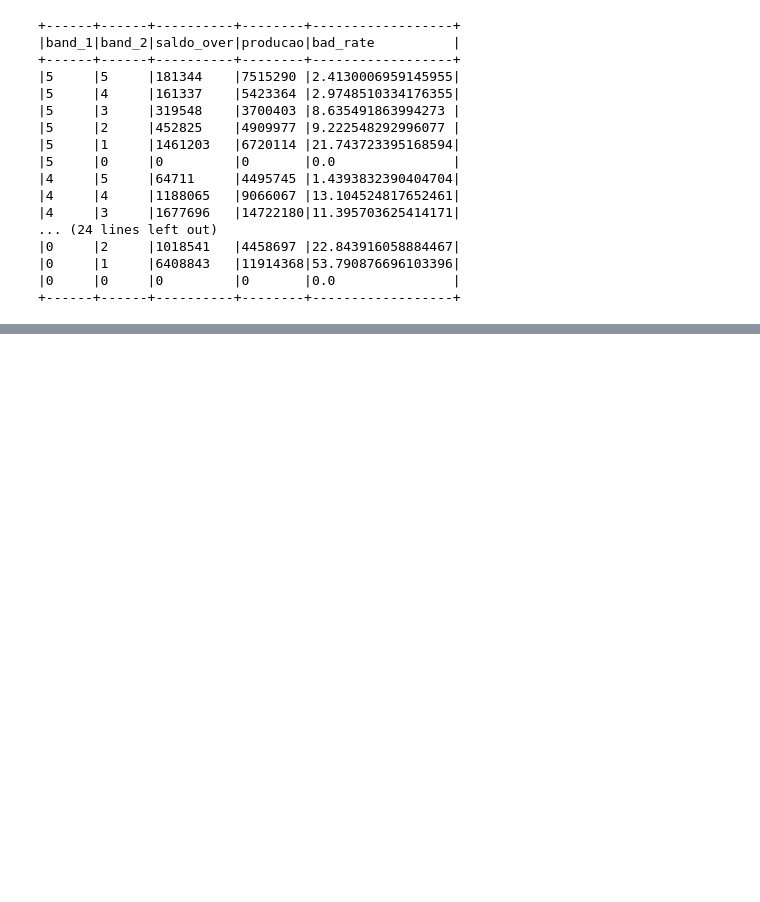
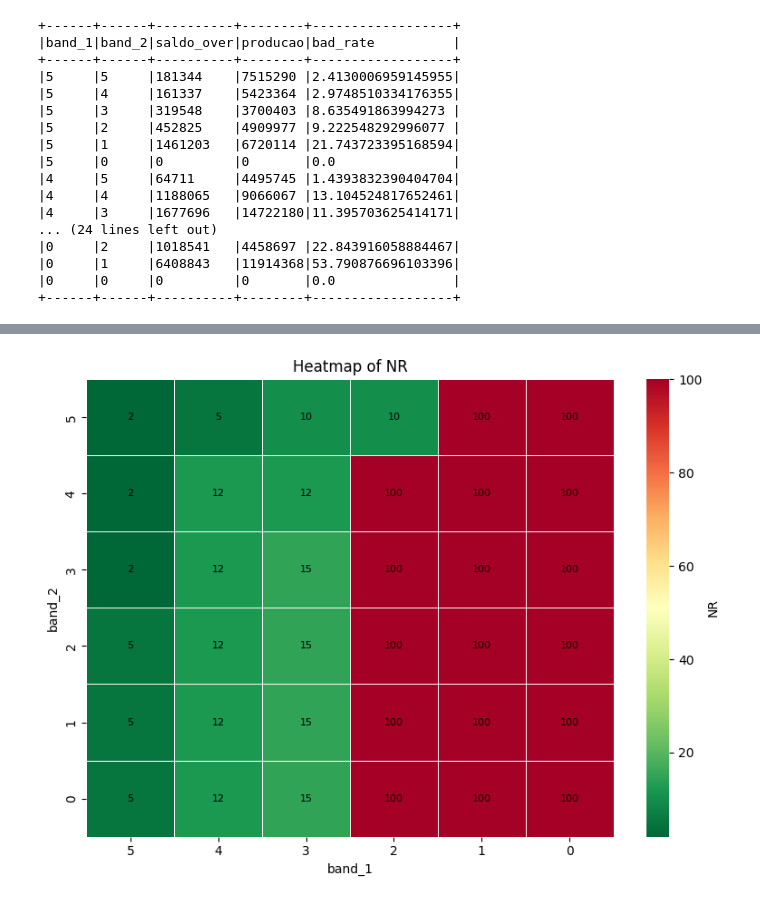
Before and after one commit to ebprado/Bayesian-clustering, a Jupyter notebook: NR_ajustado.ipynb, the cells around one changed output, grey strips where cells are left out. Cells and saved outputs as stored; diff of their text form; code cells hidden in the pictures; blank space fills up the shorter version.

```diff
--- a/NR_ajustado.ipynb
+++ b/NR_ajustado.ipynb
@@ -118,11 +118,15 @@ df.show(36, truncate=False)
 list_cut_off = sorted([1, 2, 5, 8, 10, 12, 15, 18, 20])
 number_of_bands = len(list_cut_off) + 1
 
-nr_2_expr = F.lit(1)
-for idx, cutoff in enumerate(list_cut_off, start=2):
-    nr_2_expr = F.when(F.col('bad_rate_acc') > cutoff, idx).otherwise(nr_2_expr)
+nr_2_expr = F.lit(100).cast("int")
 
-gains_input_df = (
+for cutoff in reversed(list_cut_off):
+    nr_2_expr = F.when(
+        F.col("bad_rate_acc") < cutoff,
+        F.lit(cutoff)
+    ).otherwise(nr_2_expr)
+
+gains_input_initial = (
     df
     .withColumn('aux_NR', F.percent_rank().over(Window.partitionBy().orderBy("bad_rate")))
     .withColumn("aux_NR", F.ceil(F.col("aux_NR") * number_of_bands))
@@ -134,5 +138,5 @@ gains_input_df = (
     .withColumn("NR", nr_2_expr)
     .orderBy('bad_rate'))
 
-gains_input_df.show(1000, truncate=False)
+gains_input_initial.show(1000, truncate=False)
 # %% [output]
@@ -234,0 +546,38 @@ gains_input_df.toPandas().to_excel("nr_ajustado.xlsx", index=False)
+# %%
+import pandas as pd
+import seaborn as sns
+import matplotlib.pyplot as plt
+
+heatmap_df = (
+    new_gains_df
+    .select("band_1", "band_2", "NR")
+    .toPandas()
+    .pivot(index="band_1", columns="band_2", values="NR")
+    .sort_index(ascending=False)
+    .sort_index(axis=1, ascending=False)
+)
+
+plt.figure(figsize=(max(8, heatmap_df.shape[1] * 0.8), max(6, heatmap_df.shape[0] * 0.65)))
+ax = sns.heatmap(
+    heatmap_df,
+    mask=heatmap_df.isna(),
+    cmap="RdYlGn_r",
+    annot=False,
+    linewidths=0.5,
+    cbar_kws={"label": "NR"}
+)
+
+# Add labels ourselves so missing pivot combinations are shown as NULL.
+for row_idx, (_, row) in enumerate(heatmap_df.iterrows()):
+    for col_idx, value in enumerate(row):
+        label = "NULL" if pd.isna(value) else f"{value:.0f}"
+        ax.text(col_idx + 0.5, row_idx + 0.5, label,
+                ha="center", va="center", fontsize=8, color="black")
+
+plt.title("Heatmap of NR")
+plt.xlabel("band_1")
+plt.ylabel("band_2")
+plt.tight_layout()
+plt.show()
+# %% [output]
+[figure, added]
```
Also changed, not shown: parts of 9 cells of this notebook, 5 other files.
